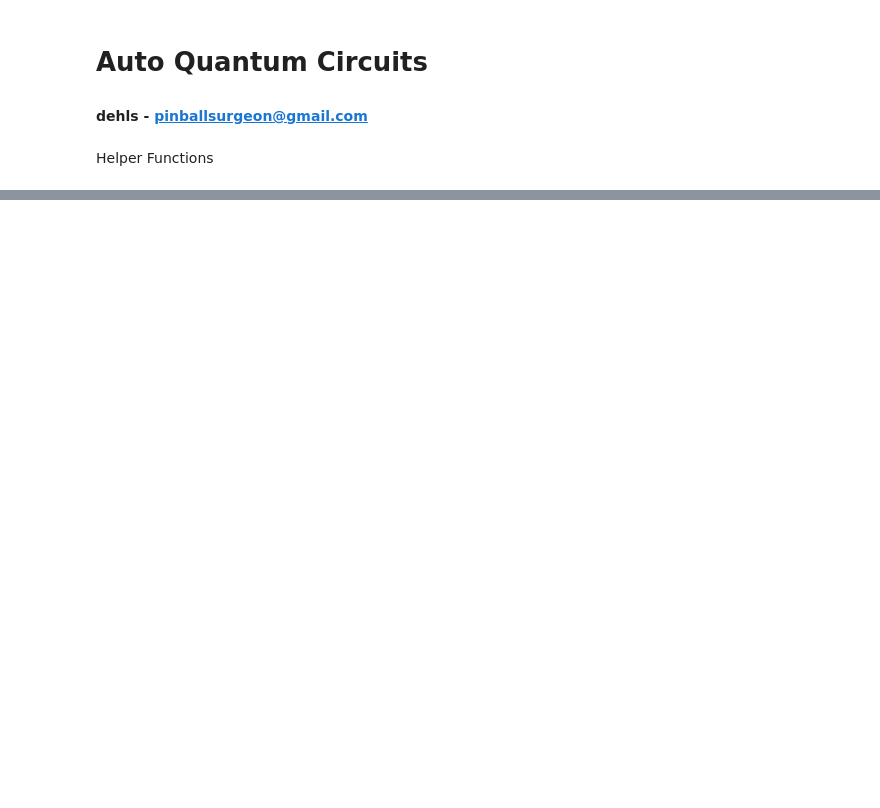
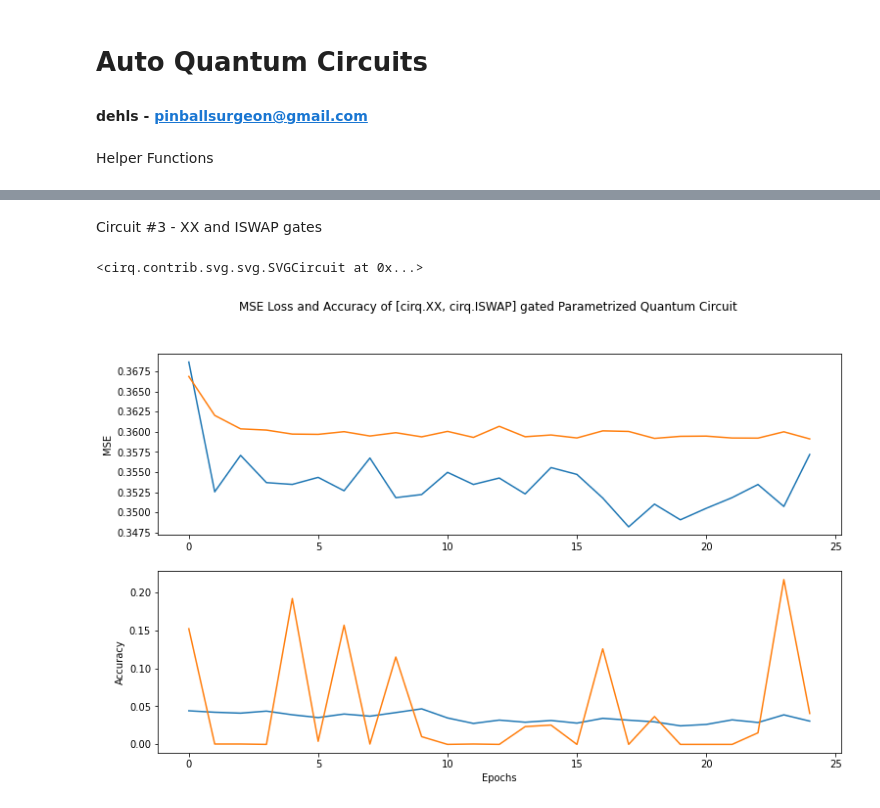
Before and after one commit to pinballsurgeon/deluxo_adjacency, a Jupyter notebook: auto_quantum_circuits.ipynb, the cells around one changed output, grey strips where cells are left out. Cells and saved outputs as stored; diff of their text form; code cells hidden in the pictures; blank space fills up the shorter version.

```diff
--- a/auto_quantum_circuits.ipynb
+++ b/auto_quantum_circuits.ipynb
@@ -176,0 +201,8 @@ SVGCircuit(experiment_log[experiment]['circuit'])
+# %% [markdown]
+Circuit #3 - XX and ISWAP gates
+# %%
+experiment_reveal(experiment_log, 3)
+SVGCircuit(experiment_log[3]['circuit'])
+# %% [output]
+<cirq.contrib.svg.svg.SVGCircuit at 0x...>
+[figure, added]
```
Also changed, not shown: parts of 22 cells of this notebook.
